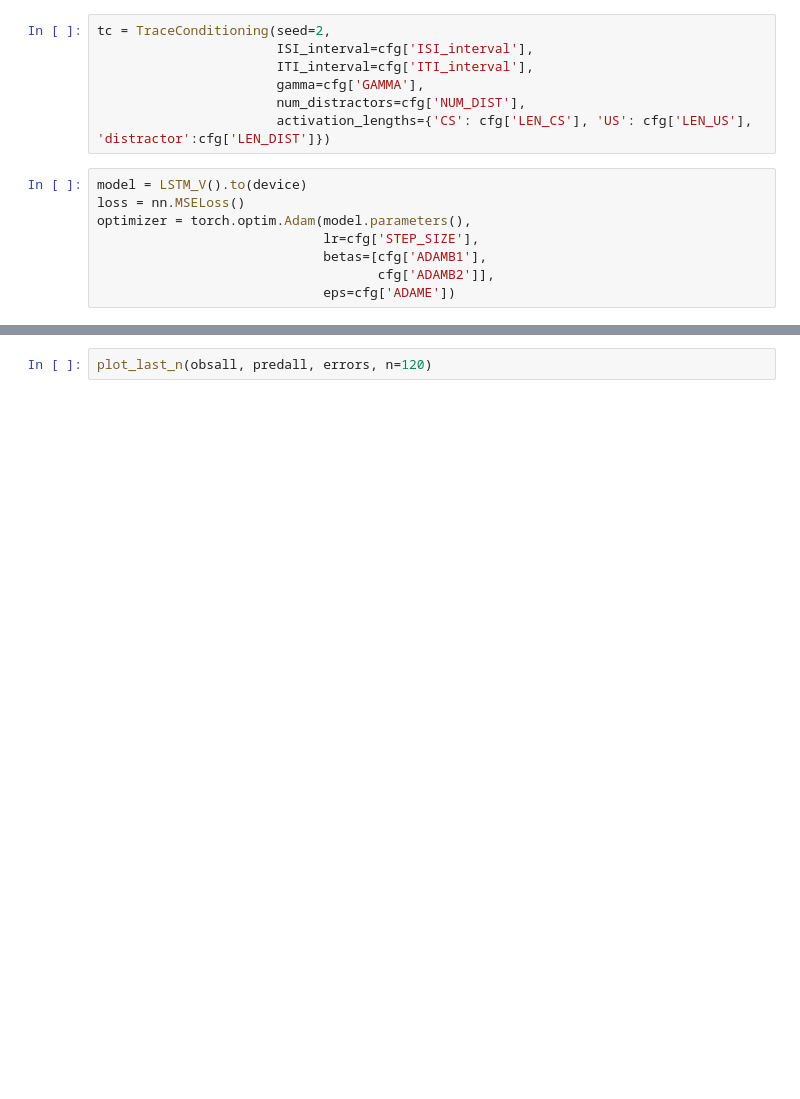
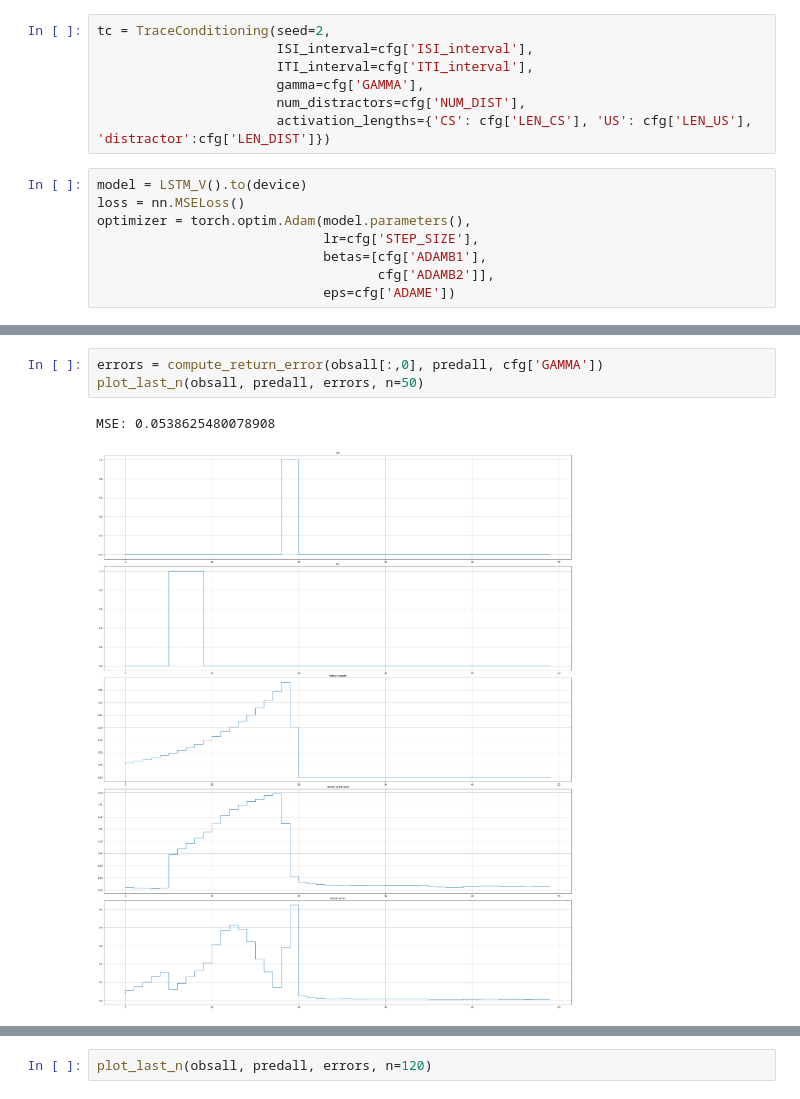
Before and after one commit to haseebs/animal-state-learning, a Jupyter notebook: notebooks/lstm.ipynb, the cells around one changed output, grey strips where cells are left out. Saved outputs shown, nothing was run; the diff lists cells and outputs as text; blank space fills up the shorter version.

```diff
--- a/notebooks/lstm.ipynb
+++ b/notebooks/lstm.ipynb
@@ -422,0 +441,6 @@ TD Error at t:11000 = 0.00010876921442104504
+# %%
+errors = compute_return_error(obsall[:,0], predall, cfg['GAMMA'])
+plot_last_n(obsall, predall, errors, n=50)
+# %% [output]
+MSE: 0.0538625480078908
+[figure, added]
```
Also changed, not shown: parts of 9 cells of this notebook.
